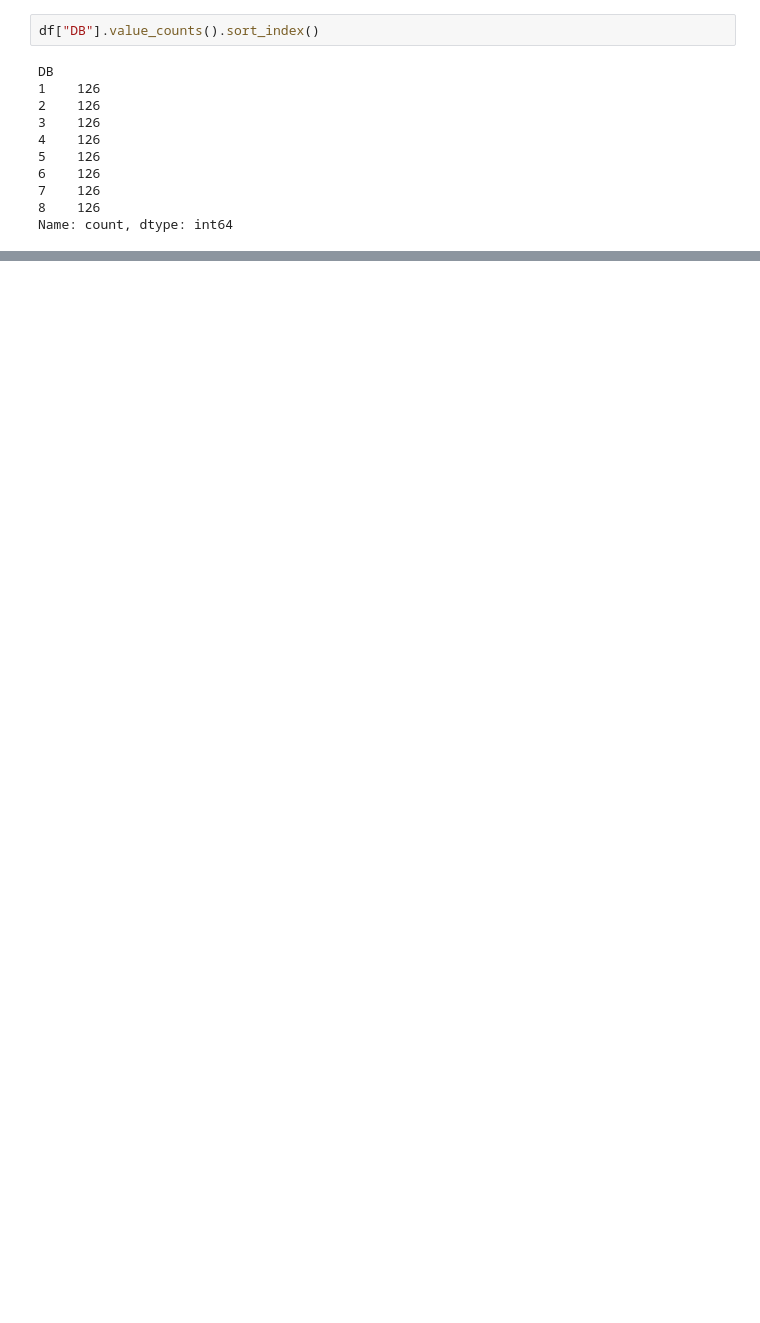
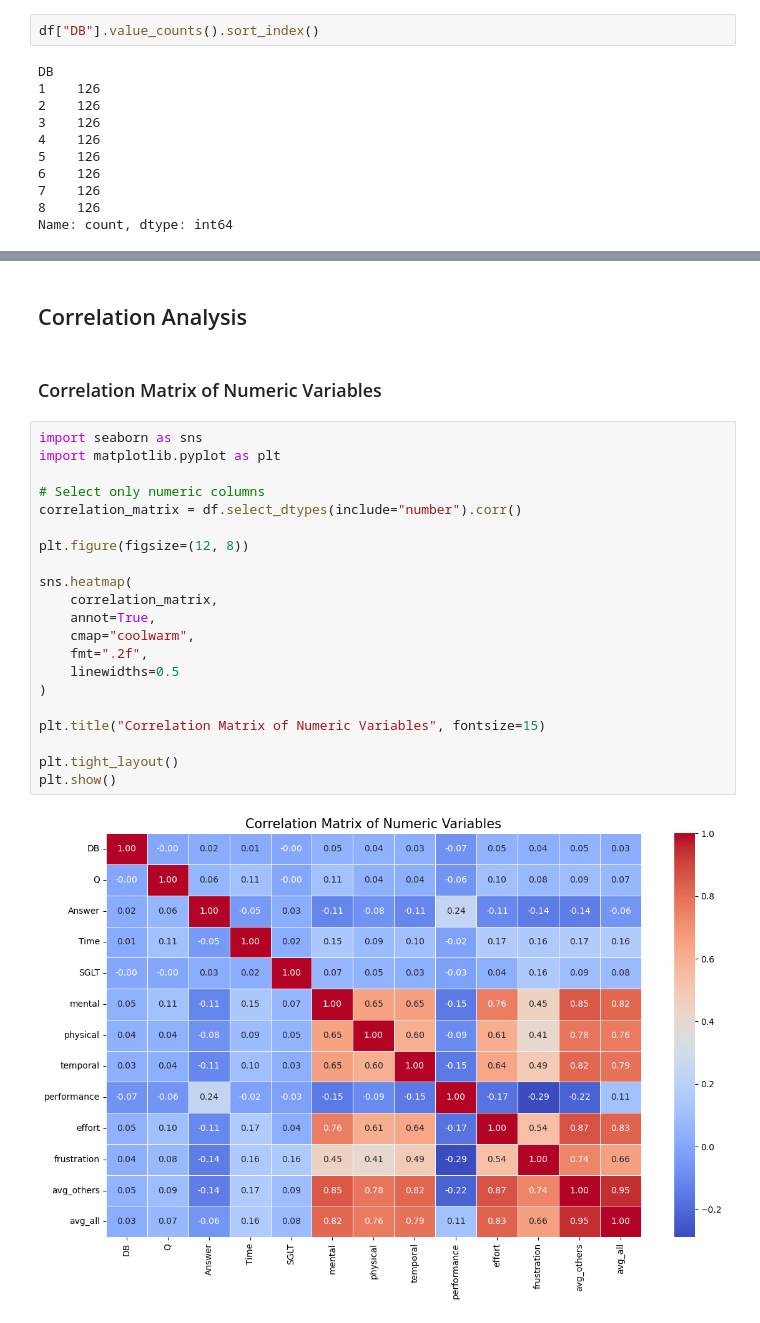
Before and after one commit to Chakuunaa/Evaluating-Dashboard-Design-Effectiveness-in-Data-Analytics, a Jupyter notebook: notebooks/01_Dissertation_Analysis.ipynb, the cells around one changed output, grey strips where cells are left out. Saved outputs shown, nothing was run; the diff lists cells and outputs as text; blank space fills up the shorter version.

Commit message:
Add exploratory data analysis and correlation analysis

```diff
--- a/notebooks/01_Dissertation_Analysis.ipynb
+++ b/notebooks/01_Dissertation_Analysis.ipynb
@@ -128,0 +398,27 @@ Name: count, dtype: int64
+# %% [markdown]
+## Correlation Analysis
+# %% [markdown]
+### Correlation Matrix of Numeric Variables
+# %%
+import seaborn as sns
+import matplotlib.pyplot as plt
+
+# Select only numeric columns
+correlation_matrix = df.select_dtypes(include="number").corr()
+
+plt.figure(figsize=(12, 8))
+
+sns.heatmap(
+    correlation_matrix,
+    annot=True,
+    cmap="coolwarm",
+    fmt=".2f",
+    linewidths=0.5
+)
+
+plt.title("Correlation Matrix of Numeric Variables", fontsize=15)
+
+plt.tight_layout()
+plt.show()
+# %% [output]
+[figure, added]
```
Also changed, not shown: parts of 35 cells of this notebook.
